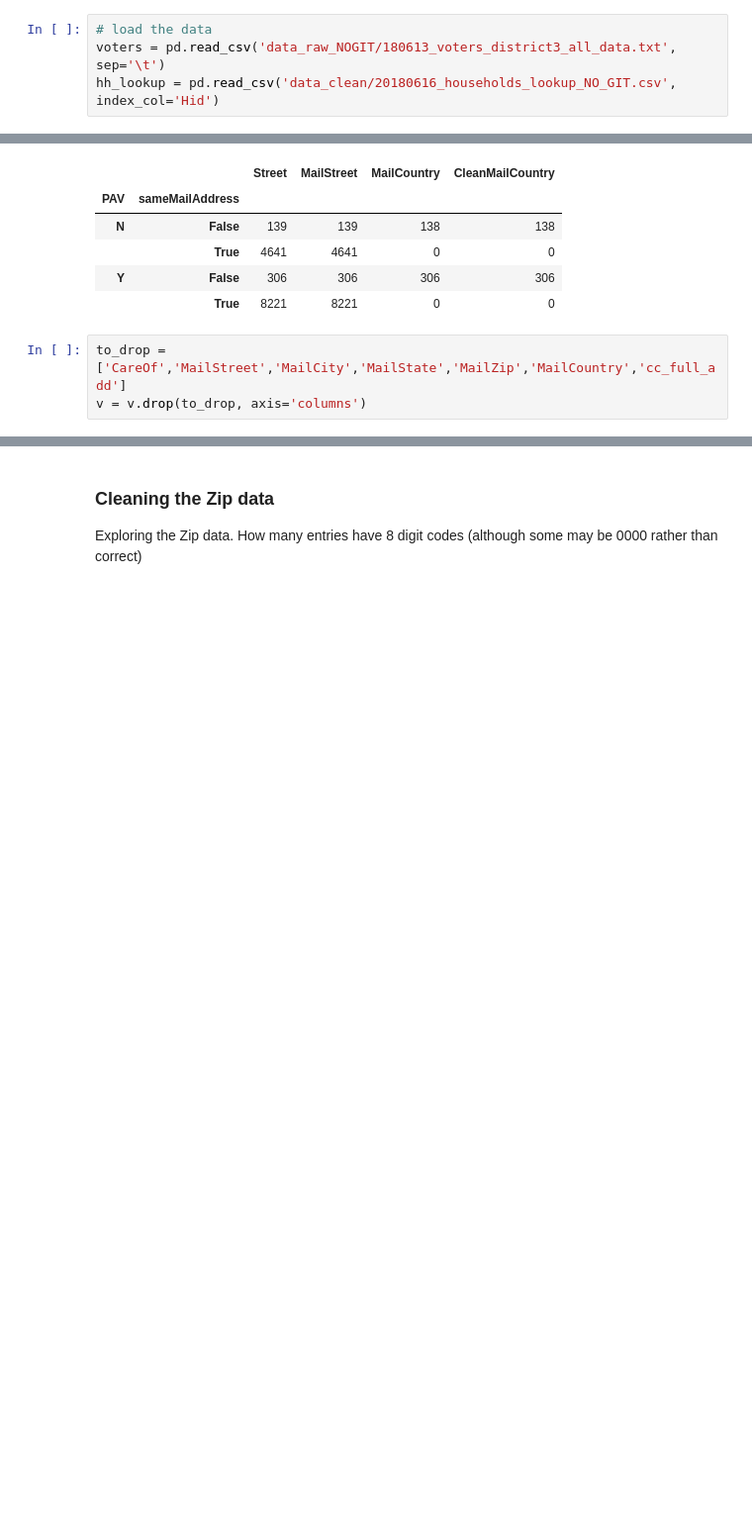
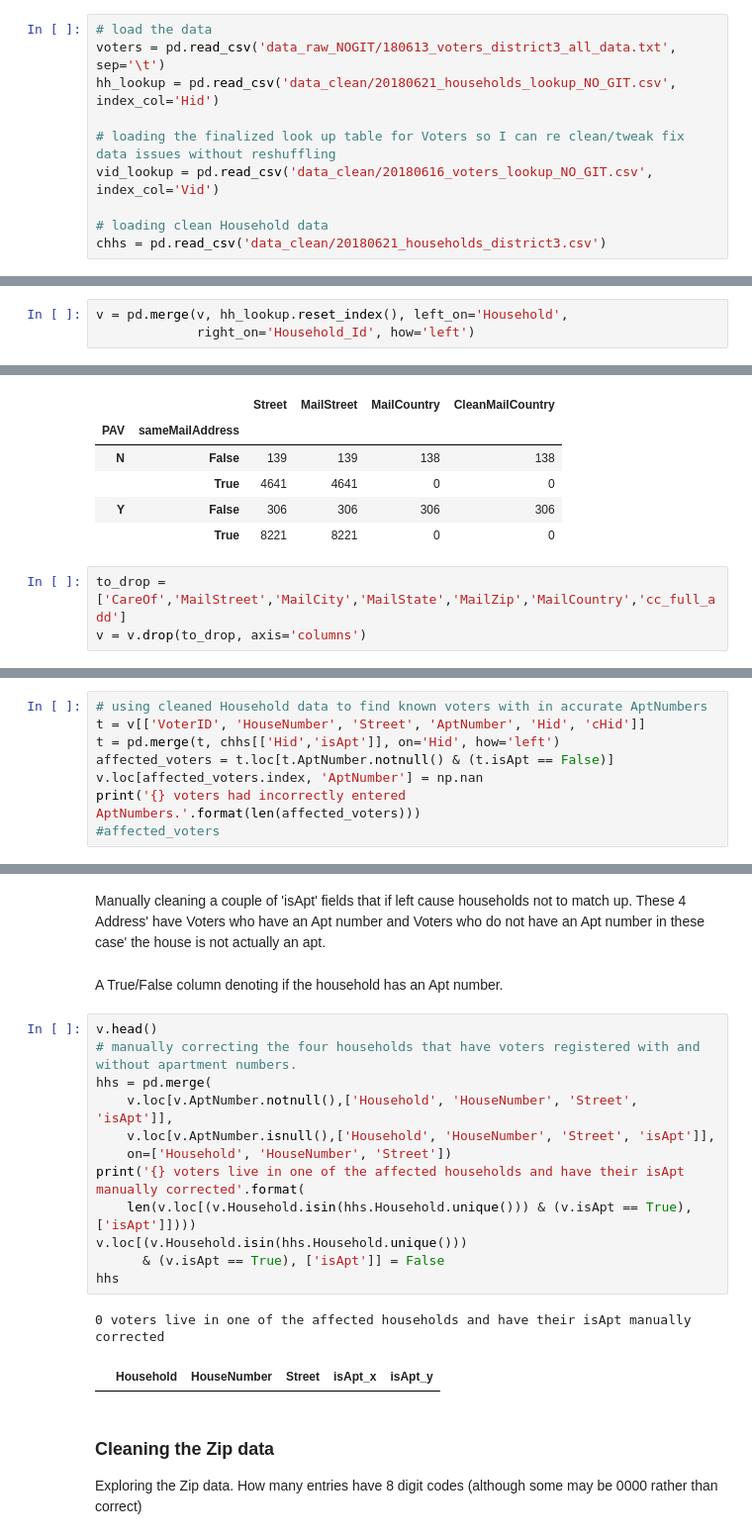
Before and after one commit to alsnkline/LocalVoters, a Jupyter notebook: 05_Cleaning Voter.ipynb, the cells around one changed output, grey strips where cells are left out. Shown: that part at 99% size. Cells and saved outputs as stored; diff of their text form; blank space fills up the shorter version.

Commit message:
Updated Data cleaning
single scale in election data
clean isApt for HH and Voters,
New cHid column to all comparison of multi HH at one address.

```diff
--- a/05_Cleaning Voter.ipynb
+++ b/05_Cleaning Voter.ipynb
@@ -7,7 +8,13 @@ import pandas as pd
 # %%
 # load the data
 voters = pd.read_csv('data_raw_NOGIT/180613_voters_district3_all_data.txt', sep='\t')
-hh_lookup = pd.read_csv('data_clean/20180616_households_lookup_NO_GIT.csv', index_col='Hid')
+hh_lookup = pd.read_csv('data_clean/20180621_households_lookup_NO_GIT.csv', index_col='Hid')
+
+# loading the finalized look up table for Voters so I can re clean/tweak fix data issues without reshuffling
+vid_lookup = pd.read_csv('data_clean/20180616_voters_lookup_NO_GIT.csv', index_col='Vid')
+
+# loading clean Household data
+chhs = pd.read_csv('data_clean/20180621_households_district3.csv')
 # %% [markdown]
 For the Voter data the value_counts() for each column were reviewed and the following was done to clean and anonymize the data:
 
@@ -83,0 +92,3 @@ Converting a couple of columns we are keeping to categorical data
+# %%
+v = pd.merge(v, hh_lookup.reset_index(), left_on='Household',
+             right_on='Household_Id', how='left')
@@ -310,0 +337,8 @@ A True/False column denoting if the household has an Apt number.
+# %%
+# using cleaned Household data to find known voters with in accurate AptNumbers
+t = v[['VoterID', 'HouseNumber', 'Street', 'AptNumber', 'Hid', 'cHid']]
+t = pd.merge(t, chhs[['Hid','isApt']], on='Hid', how='left')
+affected_voters = t.loc[t.AptNumber.notnull() & (t.isApt == False)]
+v.loc[affected_voters.index, 'AptNumber'] = np.nan
+print('{} voters had incorrectly entered AptNumbers.'.format(len(affected_voters)))
+#affected_voters
@@ -317,4 +353,24 @@ True      2826
 Name: isApt, dtype: int64
+# %% [markdown]
+Manually cleaning a couple of 'isApt' fields that if left cause households not to match up.
+These 4 Address' have Voters who have an Apt number and Voters who do not have an Apt number in these case' the house is not actually an apt.
+# %% [markdown]
+A True/False column denoting if the household has an Apt number.
+# %%
+v.head()
+# manually correcting the four households that have voters registered with and without apartment numbers.
+hhs = pd.merge(
+    v.loc[v.AptNumber.notnull(),['Household', 'HouseNumber', 'Street', 'isApt']],
+    v.loc[v.AptNumber.isnull(),['Household', 'HouseNumber', 'Street', 'isApt']],
+    on=['Household', 'HouseNumber', 'Street'])
+print('{} voters live in one of the affected households and have their isApt manually corrected'.format(
+    len(v.loc[(v.Household.isin(hhs.Household.unique())) & (v.isApt == True), ['isApt']])))
+v.loc[(v.Household.isin(hhs.Household.unique()))
+      & (v.isApt == True), ['isApt']] = False
+hhs
+# %% [output]
+0 voters live in one of the affected households and have their isApt manually corrected
+|  | Household | HouseNumber | Street | isApt_x | isApt_y |
 # %% [markdown]
 ### Cleaning the Zip data
 Exploring the Zip data. How many entries have 8 digit codes (although some may be 0000 rather than correct)
```
Also changed, not shown: parts of 30 cells of this notebook, 8 other files.
